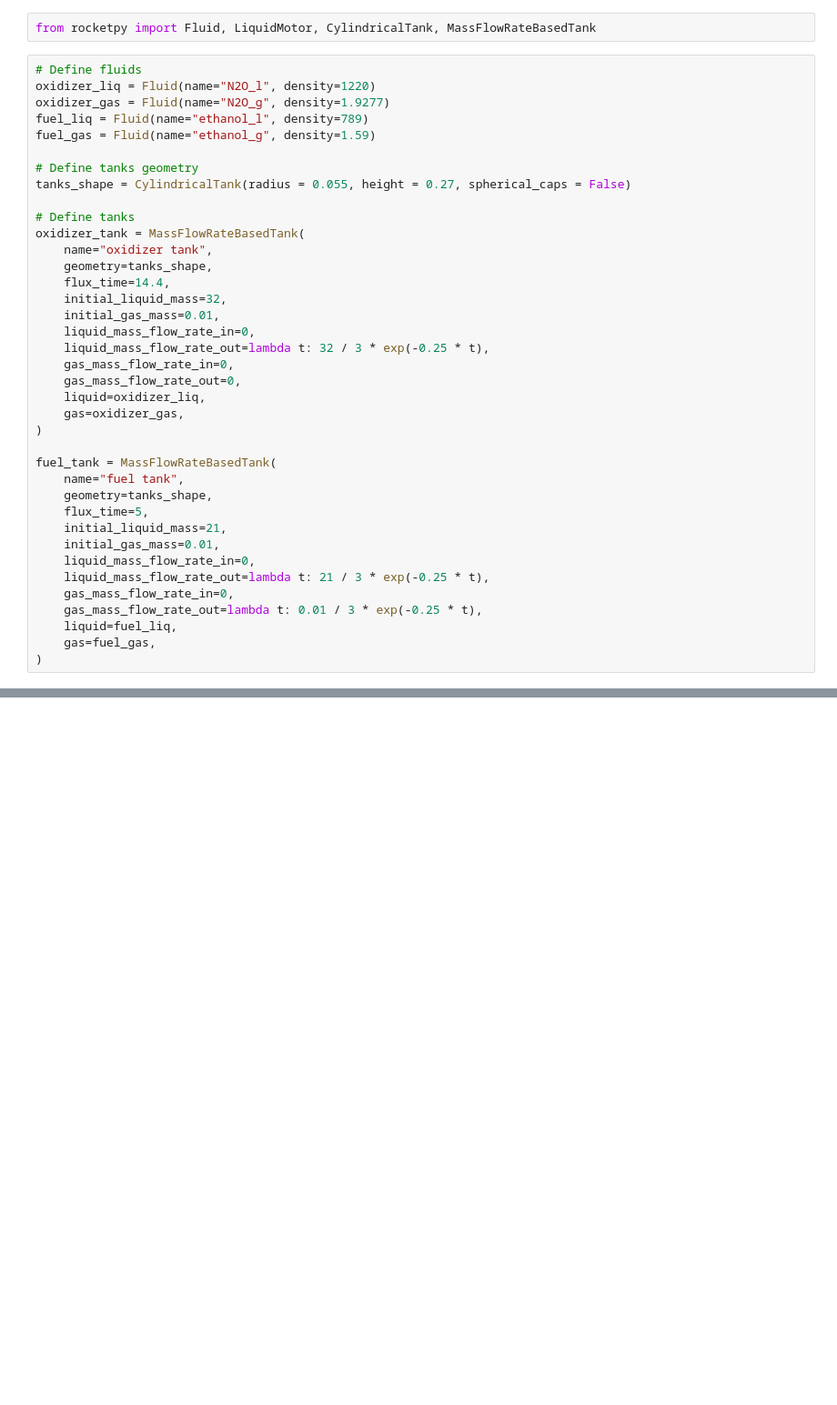
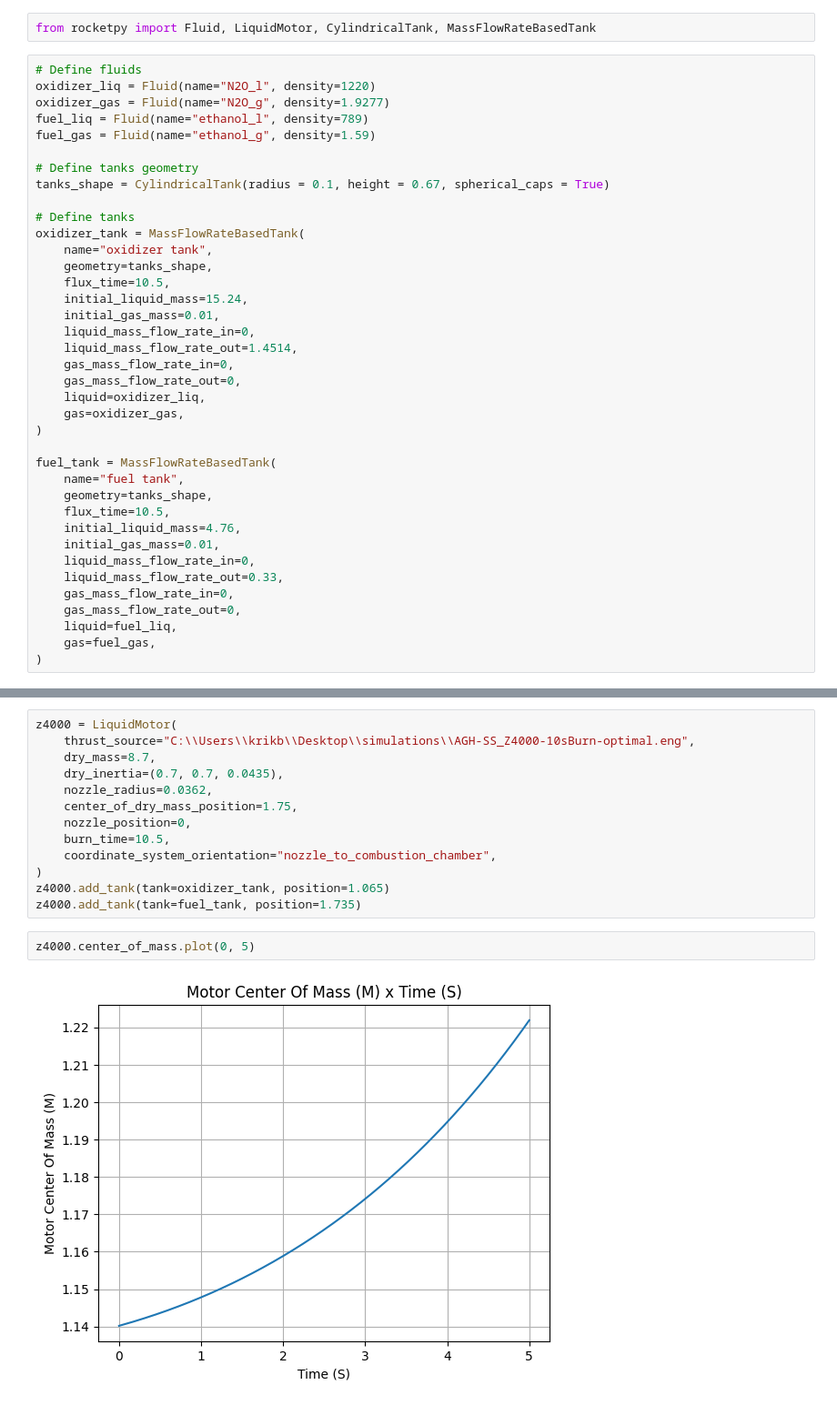
Before and after one commit to Husaria55/simulations, a Jupyter notebook: turbulencja.ipynb, the cells around one changed output, grey strips where cells are left out. Shown at 91% size. Cells and saved outputs as stored; diff of their text form; blank space fills up the shorter version.

```diff
--- a/turbulencja.ipynb
+++ b/turbulencja.ipynb
@@ -45,17 +45,17 @@ fuel_liq = Fluid(name="ethanol_l", density=789)
 fuel_gas = Fluid(name="ethanol_g", density=1.59)
 
 # Define tanks geometry
-tanks_shape = CylindricalTank(radius = 0.055, height = 0.27, spherical_caps = False)
+tanks_shape = CylindricalTank(radius = 0.1, height = 0.67, spherical_caps = True)
 
 # Define tanks
 oxidizer_tank = MassFlowRateBasedTank(
     name="oxidizer tank",
     geometry=tanks_shape,
-    flux_time=14.4,
-    initial_liquid_mass=32,
+    flux_time=10.5,
+    initial_liquid_mass=15.24,
     initial_gas_mass=0.01,
     liquid_mass_flow_rate_in=0,
-    liquid_mass_flow_rate_out=lambda t: 32 / 3 * exp(-0.25 * t),
+    liquid_mass_flow_rate_out=1.4514,
     gas_mass_flow_rate_in=0,
     gas_mass_flow_rate_out=0,
     liquid=oxidizer_liq,
@@ -65,13 +65,13 @@ oxidizer_tank = MassFlowRateBasedTank(
 fuel_tank = MassFlowRateBasedTank(
     name="fuel tank",
     geometry=tanks_shape,
-    flux_time=5,
-    initial_liquid_mass=21,
+    flux_time=10.5,
+    initial_liquid_mass=4.76,
     initial_gas_mass=0.01,
     liquid_mass_flow_rate_in=0,
-    liquid_mass_flow_rate_out=lambda t: 21 / 3 * exp(-0.25 * t),
+    liquid_mass_flow_rate_out=0.33,
     gas_mass_flow_rate_in=0,
-    gas_mass_flow_rate_out=lambda t: 0.01 / 3 * exp(-0.25 * t),
+    gas_mass_flow_rate_out=0,
     liquid=fuel_liq,
     gas=fuel_gas,
 )
@@ -77,0 +80,17 @@ fuel_tank = MassFlowRateBasedTank(
+# %%
+z4000 = LiquidMotor(
+    thrust_source="C:\\Users\\krikb\\Desktop\\simulations\\AGH-SS_Z4000-10sBurn-optimal.eng",
+    dry_mass=8.7,
+    dry_inertia=(0.7, 0.7, 0.0435),
+    nozzle_radius=0.0362,
+    center_of_dry_mass_position=1.75,
+    nozzle_position=0,
+    burn_time=10.5,
+    coordinate_system_orientation="nozzle_to_combustion_chamber",
+)
+z4000.add_tank(tank=oxidizer_tank, position=1.065)
+z4000.add_tank(tank=fuel_tank, position=1.735)
+# %%
+z4000.center_of_mass.plot(0, 5)
+# %% [output]
+[figure, added]
```
Also changed, not shown: parts of 4 cells of this notebook, 7 other files.
